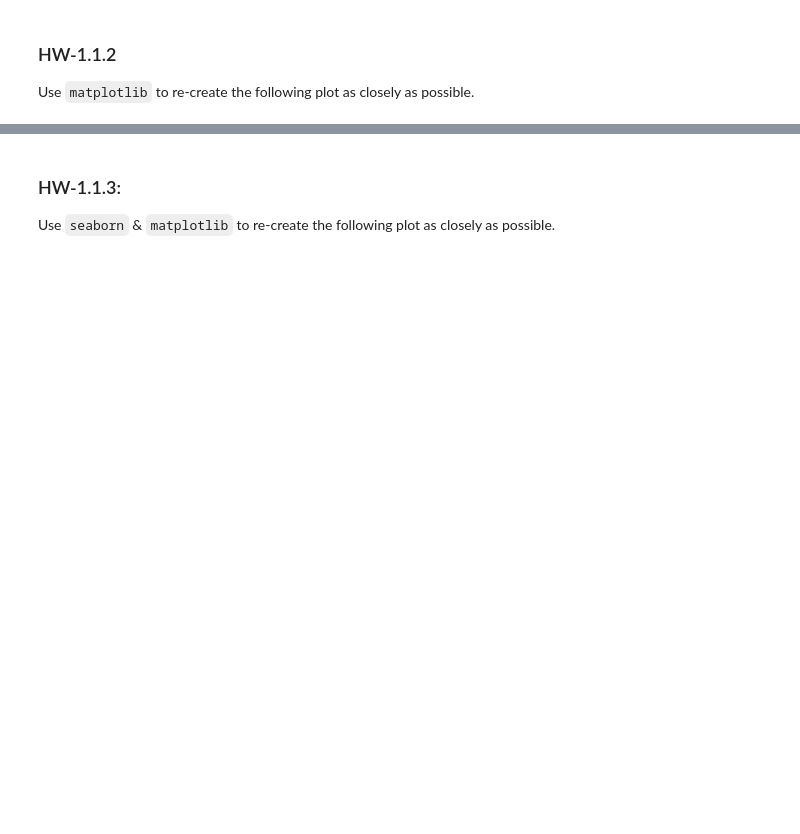
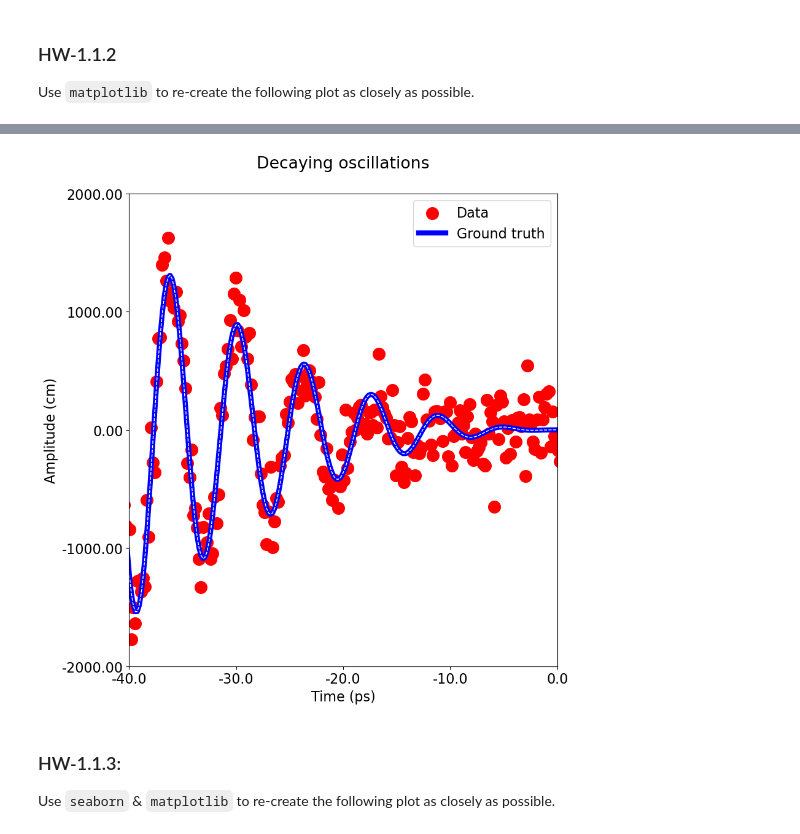
Before and after one commit to 5cminsuhlim/ANLY503, a Jupyter notebook: hws/hw1/hw-1.1.ipynb, the cells around one changed output, grey strips where cells are left out. Cells and saved outputs as stored; diff of their text form; code cells hidden in the pictures; blank space fills up the shorter version.

```diff
--- a/hws/hw1/hw-1.1.ipynb
+++ b/hws/hw1/hw-1.1.ipynb
@@ -44,3 +64,34 @@ y=ye+np.random.normal(0, 200, N)	#add noise
+# %%
+# INSERT CODE HERE
+from matplotlib.ticker import FormatStrFormatter
+
+plt.rcParams.update({'font.size': 16})
+
+# plot
+fig = plt.figure(figsize=(9,10))
+ax = fig.add_subplot()
+
+ax.scatter(x, y, c="red", s=200, label="Data")
+ax.plot(x, ye, c="blue", linewidth=6, label="Ground truth")
+ax.plot(x, ye, c="white", linestyle='dashed', linewidth=1)
+ax.legend(loc="upper right")
+
+# axes
+# ref: https://stackoverflow.com/questions/29188757/specify-format-of-floats-for-tick-labels
+ax.yaxis.set_major_formatter(FormatStrFormatter('%.2f')) # decimals
+ax.xaxis.set_major_formatter(FormatStrFormatter('%.1f'))
+
+ax.yaxis.set_major_locator(plt.MaxNLocator(4)) # number of ticks
+ax.xaxis.set_major_locator(plt.MaxNLocator(4))
+
+ax.set(xlim=(-40, 0), ylim=(-2000, 2000),
+       xlabel='Time (ps)',
+       ylabel='Amplitude (cm)')
+ax.set_title("Decaying oscillations", pad=30)
+
+plt.show();
+# %% [output]
+[figure, added]
 # %% [markdown]
 ### HW-1.1.3:
 
```
Also changed, not shown: parts of 6 cells of this notebook.
